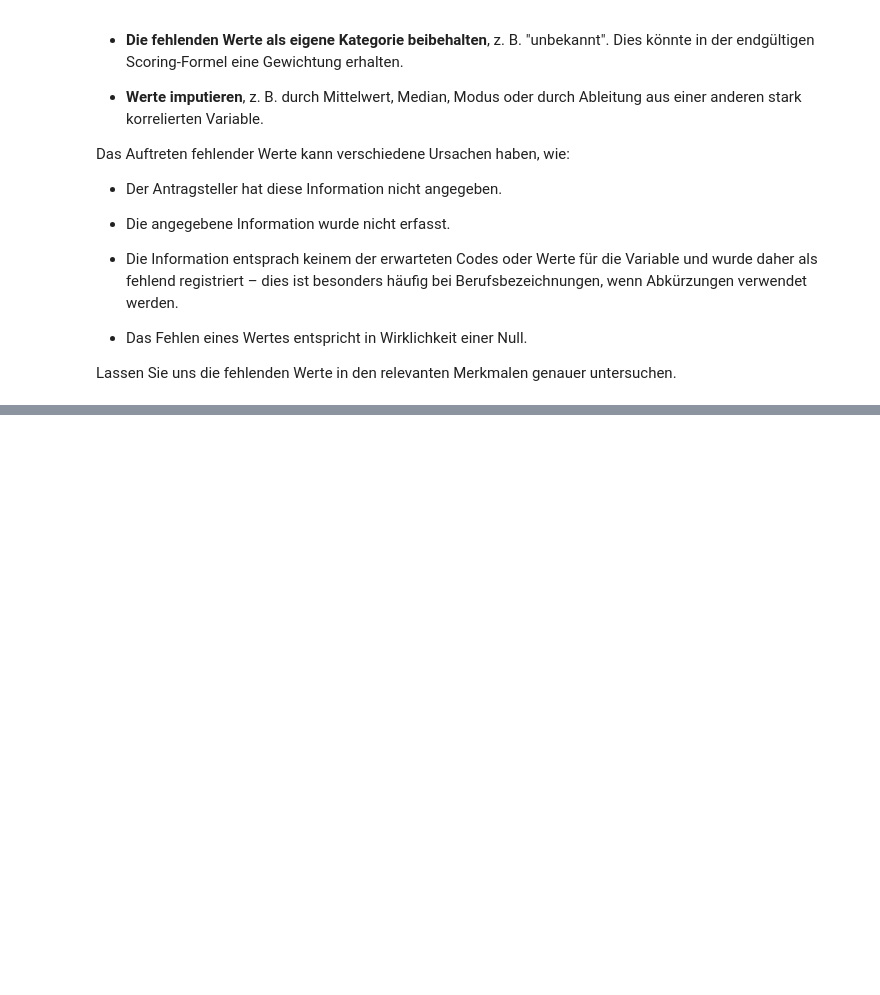
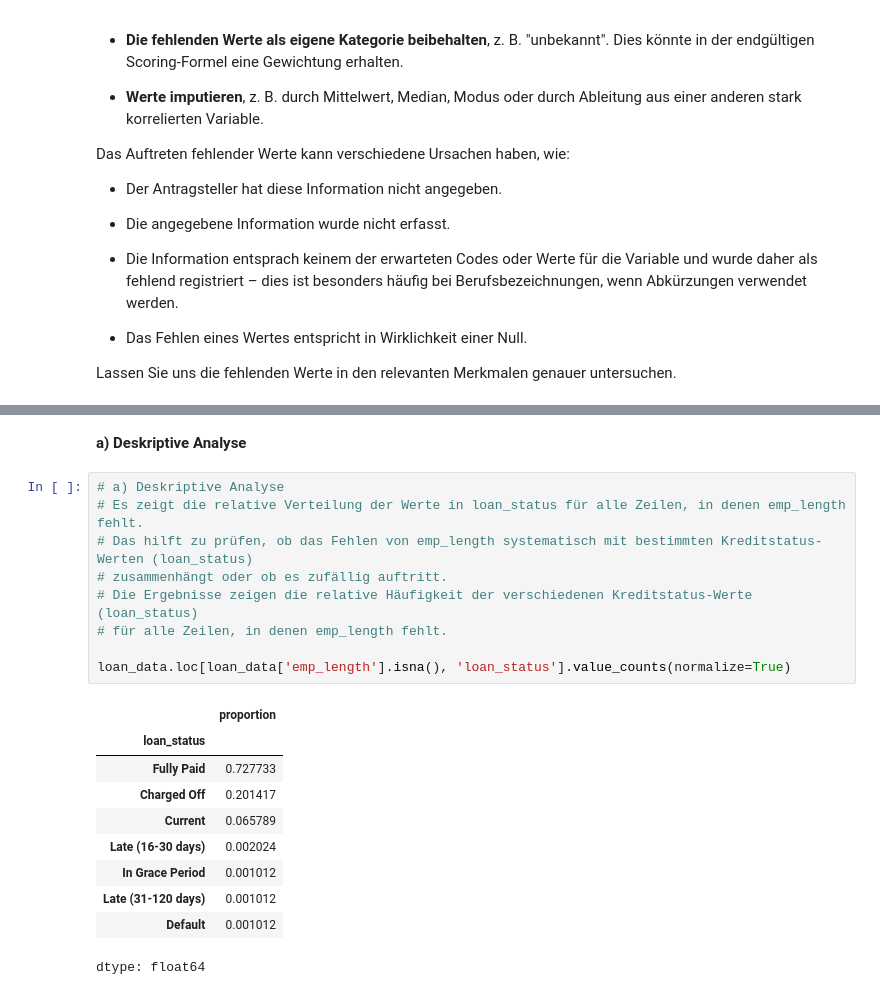
Before and after one commit to awildt01/Airbnb_Berlin-, a Jupyter notebook: notebooks/1_data_cleaning_understanding_Lending_Club_Credit_Scoring.ipynb, the cells around one changed output, grey strips where cells are left out. Drawn from its saved outputs; the diff is of its cells as text; blank space fills up the shorter version.

```diff
--- a/notebooks/1_data_cleaning_understanding_Lending_Club_Credit_Scoring.ipynb
+++ b/notebooks/1_data_cleaning_understanding_Lending_Club_Credit_Scoring.ipynb
@@ -432,0 +544,22 @@ Lassen Sie uns die fehlenden Werte in den relevanten Merkmalen genauer untersuch
+# %% [markdown]
+**a) Deskriptive Analyse**
+# %%
+# a) Deskriptive Analyse
+# Es zeigt die relative Verteilung der Werte in loan_status für alle Zeilen, in denen emp_length fehlt.
+# Das hilft zu prüfen, ob das Fehlen von emp_length systematisch mit bestimmten Kreditstatus-Werten (loan_status)
+# zusammenhängt oder ob es zufällig auftritt.
+# Die Ergebnisse zeigen die relative Häufigkeit der verschiedenen Kreditstatus-Werte (loan_status)
+# für alle Zeilen, in denen emp_length fehlt.
+
+loan_data.loc[loan_data['emp_length'].isna(), 'loan_status'].value_counts(normalize=True)
+# %% [output]
+|  | proportion |
+| loan_status |  |
+| Fully Paid | 0.727733 |
+| Charged Off | 0.201417 |
+| Current | 0.065789 |
+| Late (16-30 days) | 0.002024 |
+| In Grace Period | 0.001012 |
+| Late (31-120 days) | 0.001012 |
+| Default | 0.001012 |
+dtype: float64
```
Also changed, not shown: parts of 15 cells of this notebook.
